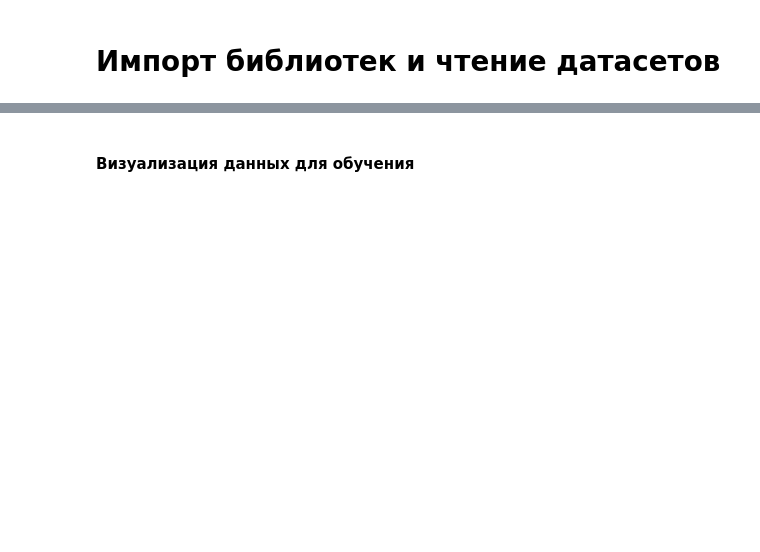
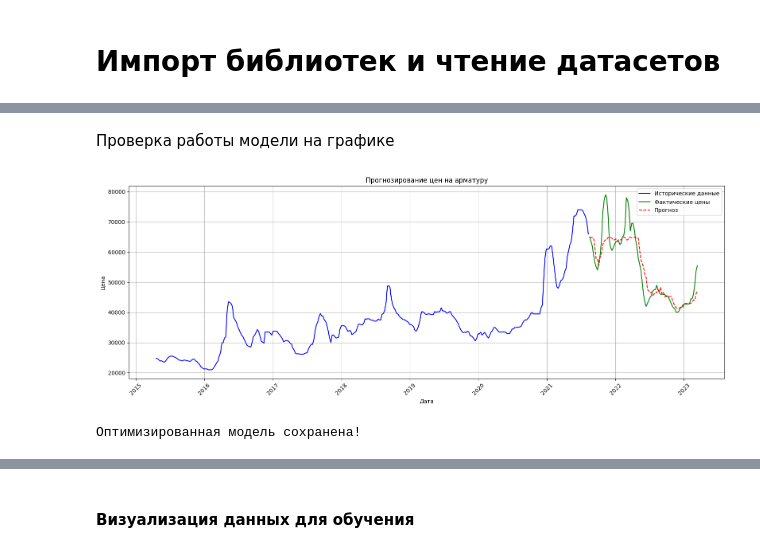
Before and after one commit to tmwsw/MGC, a Jupyter notebook: main.ipynb, the cells around one changed output, grey strips where cells are left out. Cells and saved outputs as stored; diff of their text form; code cells hidden in the pictures; blank space fills up the shorter version.

```diff
--- a/main.ipynb
+++ b/main.ipynb
@@ -126,3 +108,26 @@ print("Результаты сохранены в 'test_with_predictions.csv'.")
+# %% [markdown]
+Проверка работы модели на графике
+# %%
+# Визуализация
+plt.figure(figsize=(16, 6))
+plt.plot(train.index, train['Price'], label='Исторические данные', color='blue')
+plt.plot(test.index, test['Price'], label='Фактические цены', color='green')
+plt.plot(test.index, preds, label='Прогноз', color='red', linestyle='--')
+plt.title('Прогнозирование цен на арматуру')
+plt.xlabel('Дата')
+plt.ylabel('Цена')
+plt.legend()
+plt.grid(True)
+plt.xticks(rotation=45)
+plt.tight_layout()
+plt.show()
+
+# Сохранение модели
+joblib.dump(model, "catboost_model.pkl")
+print("Оптимизированная модель сохранена!")
+# %% [output]
+[figure, added]
+Оптимизированная модель сохранена!
 # %%
 print(test_data.columns)
 # %% [output]
```
Also changed, not shown: parts of 24 cells of this notebook, 12 other files.
